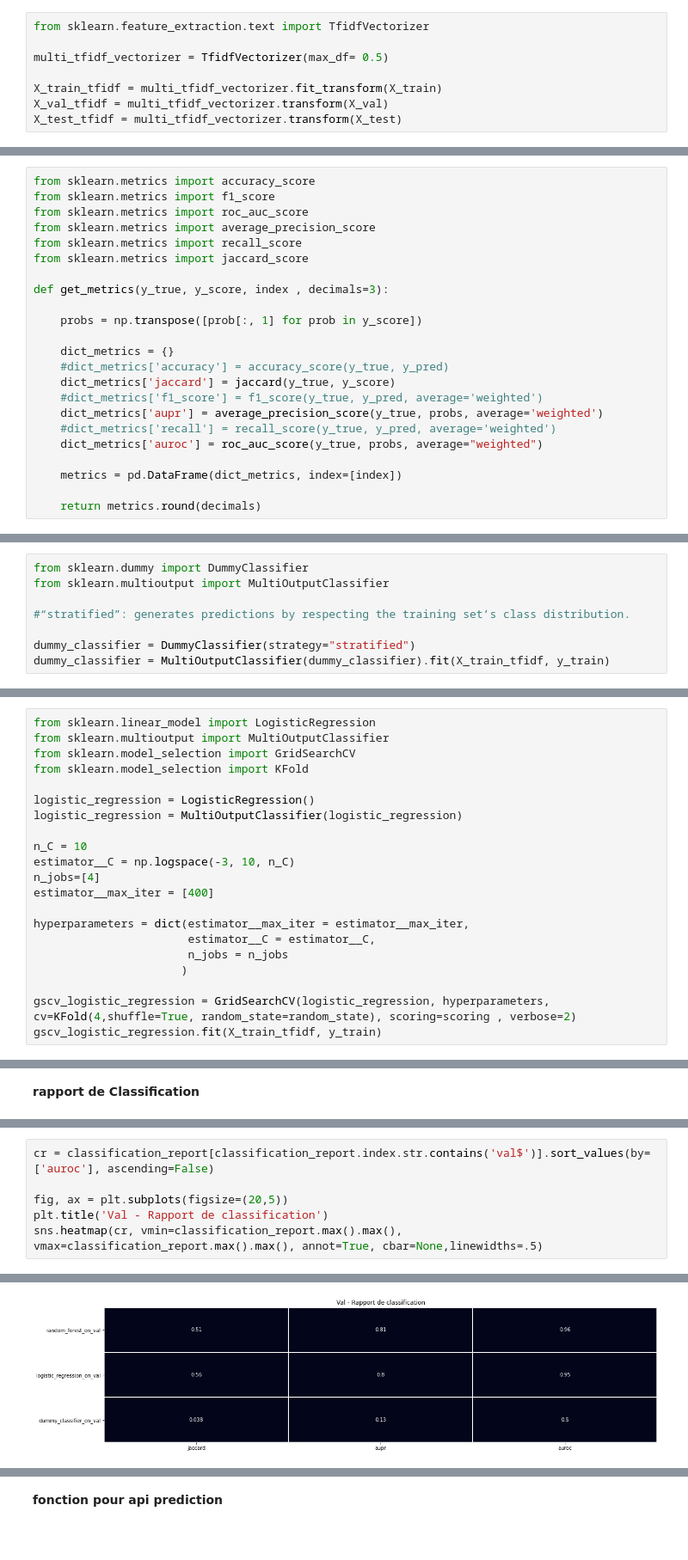
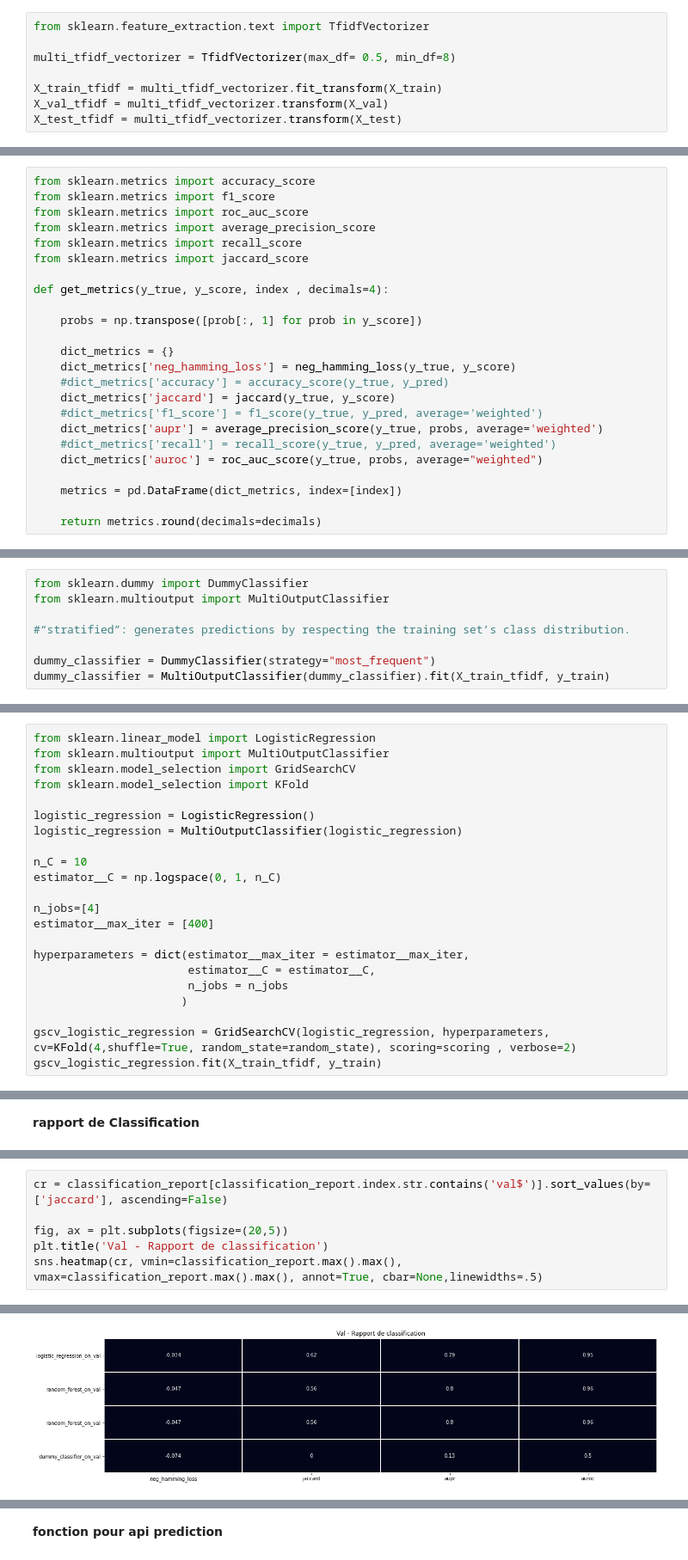
Before and after one commit to Loridan/openclassrooms-iml-projects, a Jupyter notebook: project5/P05_02_notebook_modelisation.ipynb, the cells around one changed output, grey strips where cells are left out. Shown at 86% size. Saved outputs shown, nothing was run; the diff lists cells and outputs as text; blank space fills up the shorter version.

```diff
--- a/project5/P05_02_notebook_modelisation.ipynb
+++ b/project5/P05_02_notebook_modelisation.ipynb
@@ -134,7 +150,7 @@ X_test, y_test = test['body_title'], test.iloc[:,1:].to_numpy(copy=True, dtype='
 # %%
 from sklearn.feature_extraction.text import TfidfVectorizer
 
-multi_tfidf_vectorizer = TfidfVectorizer(max_df= 0.5)
+multi_tfidf_vectorizer = TfidfVectorizer(max_df= 0.5, min_df=8)
 
 X_train_tfidf = multi_tfidf_vectorizer.fit_transform(X_train)
 X_val_tfidf = multi_tfidf_vectorizer.transform(X_val)
@@ -184,11 +190,12 @@ from sklearn.metrics import average_precision_score
 from sklearn.metrics import recall_score
 from sklearn.metrics import jaccard_score
 
-def get_metrics(y_true, y_score, index , decimals=3):
+def get_metrics(y_true, y_score, index , decimals=4):
 
     probs = np.transpose([prob[:, 1] for prob in y_score])
 
     dict_metrics = {}
+    dict_metrics['neg_hamming_loss'] = neg_hamming_loss(y_true, y_score)
     #dict_metrics['accuracy'] = accuracy_score(y_true, y_pred)
     dict_metrics['jaccard'] = jaccard(y_true, y_score)
     #dict_metrics['f1_score'] = f1_score(y_true, y_pred, average='weighted')
@@ -198,7 +205,7 @@ def get_metrics(y_true, y_score, index , decimals=3):
 
     metrics = pd.DataFrame(dict_metrics, index=[index])
 
-    return metrics.round(decimals)
+    return metrics.round(decimals=decimals)
 # %%
 #init le rapport
 classification_report = pd.DataFrame()
@@ -305,7 +381,7 @@ from sklearn.multioutput import MultiOutputClassifier
 
 #“stratified”: generates predictions by respecting the training set’s class distribution.
 
-dummy_classifier = DummyClassifier(strategy="stratified")
+dummy_classifier = DummyClassifier(strategy="most_frequent")
 dummy_classifier = MultiOutputClassifier(dummy_classifier).fit(X_train_tfidf, y_train)
 # %%
 y_score_train = dummy_classifier.predict_proba(X_train_tfidf)
@@ -331,7 +415,8 @@ logistic_regression = LogisticRegression()
 logistic_regression = MultiOutputClassifier(logistic_regression)
 
 n_C = 10
-estimator__C = np.logspace(-3, 10, n_C)
+estimator__C = np.logspace(0, 1, n_C)
+
 n_jobs=[4]
 estimator__max_iter = [400]
 
@@ -677,9 +758,9 @@ sns.heatmap(cr, vmin=classification_report.max().max(), vmax=classification_repo
 # %%
-cr = classification_report[classification_report.index.str.contains('val$')].sort_values(by=['auroc'], ascending=False)
+cr = classification_report[classification_report.index.str.contains('val$')].sort_values(by=['jaccard'], ascending=False)
 
 fig, ax = plt.subplots(figsize=(20,5))
 plt.title('Val - Rapport de classification')
 sns.heatmap(cr, vmin=classification_report.max().max(), vmax=classification_report.max().max(), annot=True, cbar=None,linewidths=.5)
 # %% [output]
 <AxesSubplot:title={'center':'Val - Rapport de classification'}>
-[figure, old version]
+[figure, new version]
```
Also changed, not shown: parts of 62 cells of this notebook, 1 other file.
